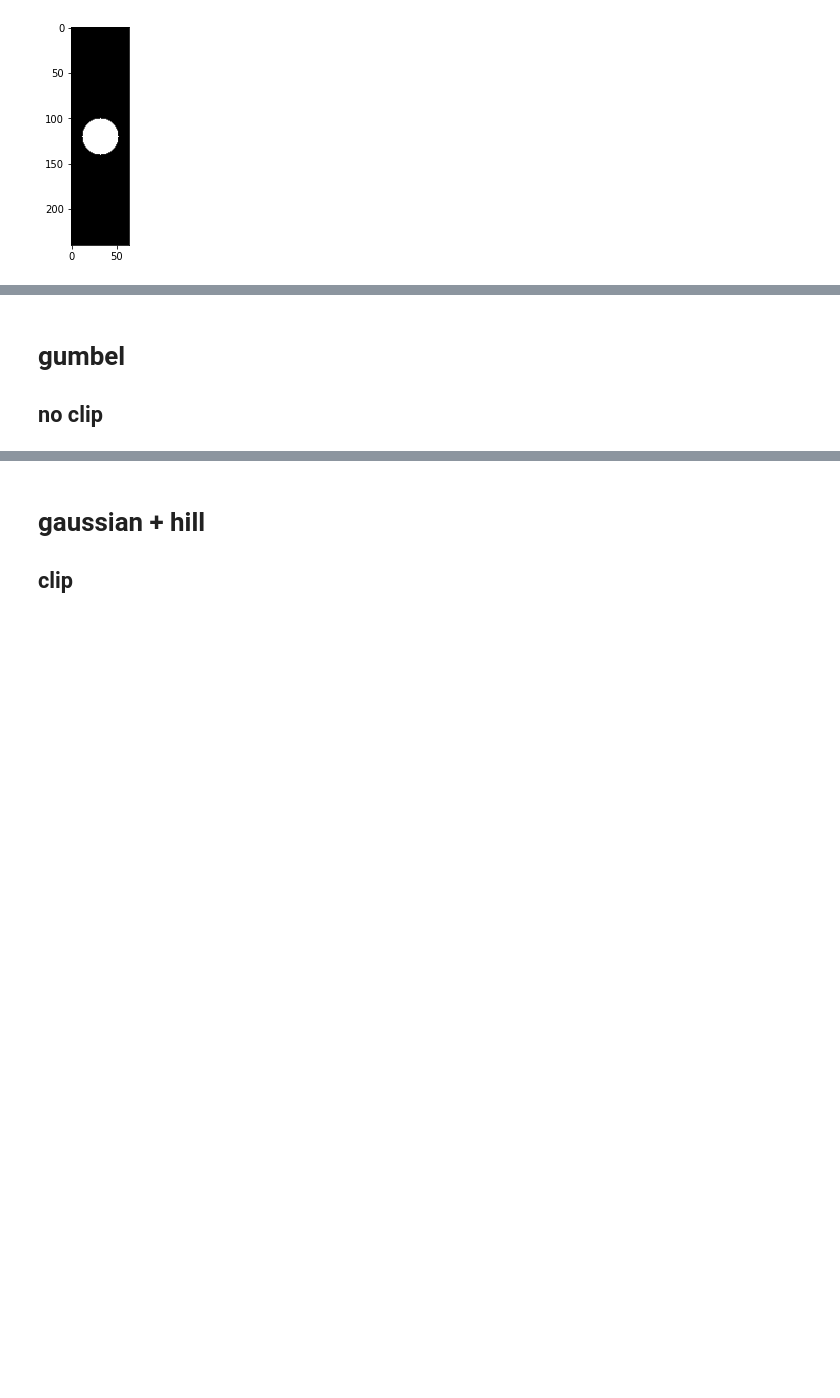
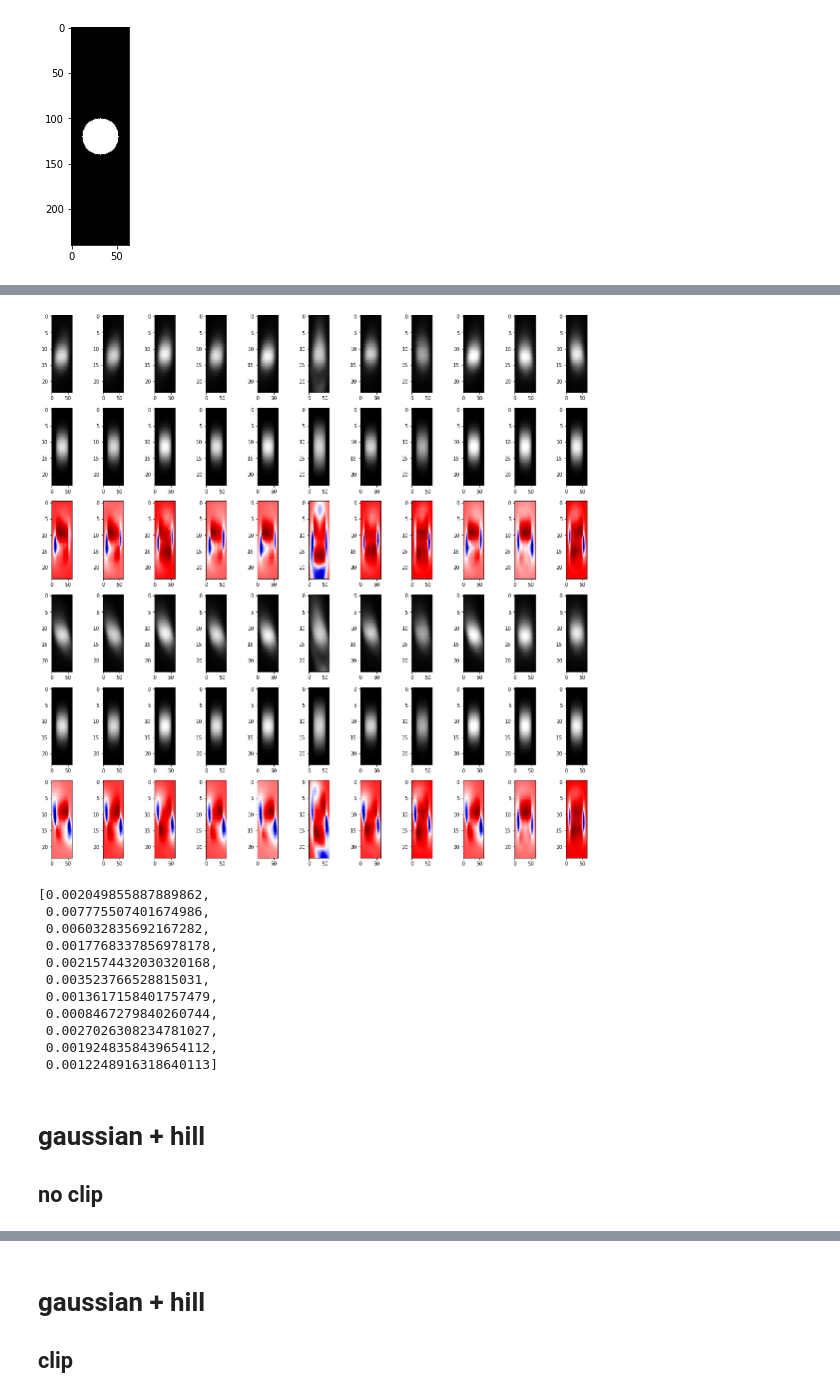
Before and after one commit to HaLU-9000/JNet, a Jupyter notebook: fitting9.ipynb, the cells around one changed output, grey strips where cells are left out. Saved outputs shown, nothing was run; the diff lists cells and outputs as text; code cells hidden in the pictures; blank space fills up the shorter version.

```diff
--- a/fitting9.ipynb
+++ b/fitting9.ipynb
@@ -385,6 +389,6 @@ def train_loop(obj, model, label, optimizer, epoch):
         optimizer.zero_grad()
         loss.backward(retain_graph=True)
         optimizer.step()
-        log_ez0, bet_z, bet_xy, alpha = [i for i in model.parameters()]
-        print(f'epoch {_}, loss {loss:.8f}, log_ez0 {log_ez0.item():.6f}, log_bet_xy {bet_xy.item():.6f}, log_bet_z {bet_z.item():.6f}, log_alpha {alpha.item():.6f}')if _ % 10 == 0 else 0
+        if _ % 10 == 0:
+            print(f'epoch {_}, loss {loss:.8f}', model.state_dict())
     return loss.item()
@@ -390,0 +398,56 @@ def train_loop(obj, model, label, optimizer, epoch):
+# %%
+device = 'cuda' if torch.cuda.is_available() else 'cpu'
+obj = data.to(device)
+scale_factor = [10, 1, 1]
+z = 161
+x = 3
+y = 3
+params = {"mu_z"       : 0.2    ,
+          "sig_z"      : 0.2    ,
+          "log_bet_z"  : np.log(20.).item(),
+          "log_bet_xy" : np.log(1.).item(),
+          "log_k"  : np.log(1.).item(),
+          "log_l"  : np.log(1.).item(),
+          "sig_eps"    : 0.01   ,
+          "scale"      : 10
+          }
+beadslist = [os.path.join(dirpath, f) for f in sorted(os.listdir(dirpath))]
+torch.autograd.set_detect_anomaly(True)
+losses = []
+beadslist.pop(1)
+beadslist.pop(1)
+beadslist.pop(-1)
+fig, ax = plt.subplots(nrows = 6, ncols=len(beadslist), figsize=(20, 20))
+for i, bead in enumerate(beadslist):
+    dirpath = "_beads_roi_extracted"
+    label = torch.load(bead, map_location="cuda").to(torch.float32)
+    blur = ImagingProcess(device       = device           ,
+                          params       = params           ,
+                          z            = z                ,
+                          x            = x                ,
+                          y            = y                ,
+                          mode         = "train"          ,
+                          dist         = "gaussian"       ,
+                          apply_hill   = False            ,
+                          )
+    optimizer = torch.optim.Adam(blur.parameters(), lr=1e-2)
+    print(bead[21:-3])
+    loss = train_loop(obj, blur, label, optimizer, 100)
+    label = label.detach().to("cpu")
+    x_label = label[0, :, 64, 32:96]
+    y_label = label[0, :, 32:96, 64]
+    t = data.to(device).unsqueeze(0)
+    t = blur(t).squeeze(0)
+    t = t.detach().to('cpu')
+    x_img = t[0, :, 64, 32:96]
+    y_img = t[0, :, 32:96, 64]
+    ax[0, i].imshow(x_label, aspect=10, vmin=0, vmax=1,cmap='gray')
+    ax[1, i].imshow(x_img, aspect=10, vmin=0, vmax=1,cmap='gray')
+    ax[2, i].imshow((x_img - x_label + 1) / 2, aspect=10, cmap='seismic')
+    ax[3, i].imshow(y_label, aspect=10, vmin=0, vmax=1,cmap='gray')
+    ax[4, i].imshow(y_img, aspect=10, vmin=0, vmax=1,cmap='gray')
+    ax[5, i].imshow((y_img - y_label + 1) / 2, aspect=10, cmap='seismic')
+    losses.append(loss)
+plt.show()
+losses
+# %% [output]
@@ -391,5 +471,17 @@ def train_loop(obj, model, label, optimizer, epoch):
+[figure, added]
+[0.002049855887889862,
+ 0.007775507401674986,
+ 0.006032835692167282,
+ 0.0017768337856978178,
+ 0.0021574432030320168,
+ 0.003523766528815031,
+ 0.0013617158401757479,
+ 0.0008467279840260744,
+ 0.0027026308234781027,
+ 0.0019248358439654112,
+ 0.0012248916318640113]
 # %% [markdown]
-# gumbel
+# gaussian + hill
 ## no clip
 # %%
 device = 'cuda' if torch.cuda.is_available() else 'cpu'
```
Also changed, not shown: parts of 24 cells of this notebook.
